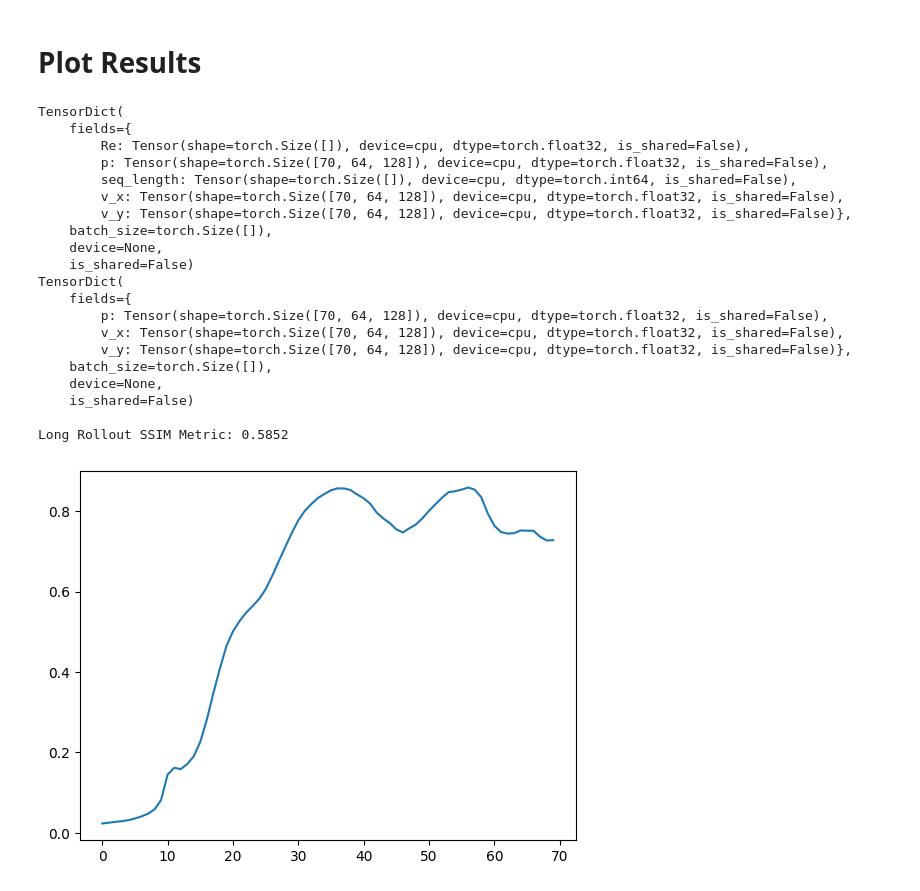
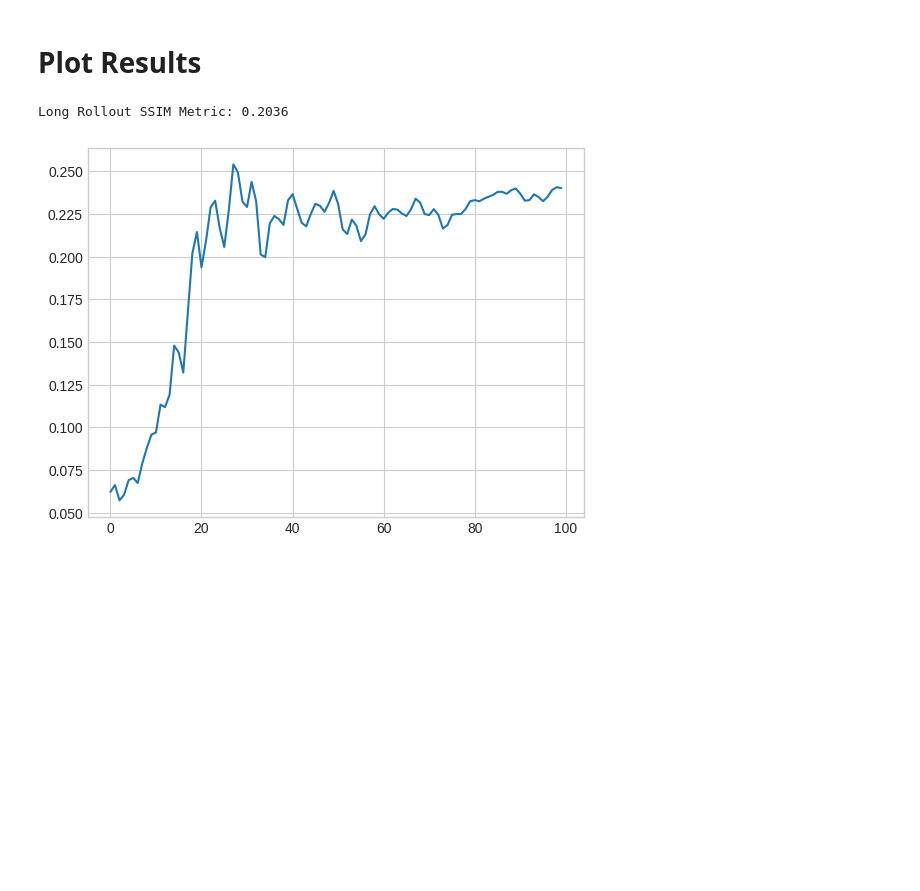
Before and after one commit to rg625/ocean_forecasting, a Jupyter notebook: koopman_autoencoder/test.ipynb, the cells around one changed output. Drawn from its saved outputs; the diff is of its cells as text; code cells hidden in the pictures; blank space fills up the shorter version.

```diff
--- a/koopman_autoencoder/test.ipynb
+++ b/koopman_autoencoder/test.ipynb
@@ -18,10 +29,11 @@ cmap = sns.color_palette("icefire", as_cmap=True)
 # %% [markdown]
 # Configuration
 # %%
-CONFIG_PATH = "/home/rg625/mnt/ocean_forecasting/koopman_autoencoder/configs/model/128_inc.yaml"  # Update this path
-CKPT_PATH = '/home/rg625/mnt/ocean_forecasting/koopman_autoencoder/model_outputs/128_inc_kl_1.0/20250606_100205/best_model.pth'  # Set to specific checkpoint if needed, otherwise loads best/final
+CONFIG_PATH = Path("./configs/model/128_inc.yaml")  # Update this path
+CKPT_PATH = Path("./model_outputs/128_inc_kl_1.0/dummy-kzfku2jf/checkpoints/latest_model.pth")
 
-ROLL_OUT_STEPS = 70  # Number of future time steps to predict
-VISUALIZE = True     # Toggle to show visualizations
+INITIAL_SAMPLE_INDEX = 10
+ROLL_OUT_STEPS = 100
+FRAME_STRIDE = 10
 DEVICE = torch.device("cuda" if torch.cuda.is_available() else "cpu")
 # %%
@@ -98,8 +112,9 @@ def run_long_rollout(model, input_seq, rollout_steps):
 # %% [markdown]
 #  Visualize
 # %%
-input_seq, ground_truth = test_dataset.__getitem__((0, ROLL_OUT_STEPS))  # [T, C, H, W]
-
+input_seq, ground_truth, metadata = train_dataset[INITIAL_SAMPLE_INDEX, ROLL_OUT_STEPS]
+input_seq["obstacle_mask"] = metadata["obstacle_mask"][0].repeat(*input_seq.batch_size, 1, 1)
+print(input_seq)
 total_predicted_seq = run_long_rollout(model, input_seq, ROLL_OUT_STEPS)
 predicted_seq = total_predicted_seq.x_preds.cpu()
 print(total_predicted_seq)
@@ -179,47 +207,20 @@ def plot_rollout(gt_dict, pred_dict, variable_name, frame_stride=5):
     plt.show()
 # %%
 metric = Metric(
-    mode=config["metric"]["type"],
-    variable_mode=config["metric"]["variable_mode"]
+    mode=cfg.metric.mode,
+    variable_mode=cfg.metric.variable_mode
 )
-target_denorm = test_loader.denormalize(ground_truth)
-preds_denorm = test_loader.denormalize(predicted_seq.squeeze())
+target_denorm = test_loader.denormalize(ground_truth.unsqueeze(0))
+preds_denorm = test_loader.denormalize(predicted_seq)
 
-# Map both to [0, 1] using dataset min/max
-target_unit = test_loader.to_unit_range(target_denorm)
-preds_unit = test_loader.to_unit_range(preds_denorm)
-print(target_unit)
-print(preds_unit)
-ipt = TensorDict(
-    {
-    "reference": target_unit,
-    "other": preds_unit,
-    }
+metric_val = metric(
+    test_loader.to_unit_range(target_denorm),
+    test_loader.to_unit_range(preds_denorm),
 )
-loss = metric(ipt)
-print(f"\nLong Rollout {config['metric']['type']} Metric: {loss.mean().item():.4f}")
-plt.plot(loss.squeeze().cpu().detach().numpy())
+print(f"\nLong Rollout {cfg.metric.mode} Metric: {metric_val.mean().item():.4f}")
+plt.plot(metric_val.squeeze().cpu().detach().numpy())
 plt.show()
 # %% [output]
-TensorDict(
-    fields={
-        Re: Tensor(shape=torch.Size([]), device=cpu, dtype=torch.float32, is_shared=False),
-        p: Tensor(shape=torch.Size([70, 64, 128]), device=cpu, dtype=torch.float32, is_shared=False),
-        seq_length: Tensor(shape=torch.Size([]), device=cpu, dtype=torch.int64, is_shared=False),
-        v_x: Tensor(shape=torch.Size([70, 64, 128]), device=cpu, dtype=torch.float32, is_shared=False),
-        v_y: Tensor(shape=torch.Size([70, 64, 128]), device=cpu, dtype=torch.float32, is_shared=False)},
-    batch_size=torch.Size([]),
-    device=None,
-    is_shared=False)
-TensorDict(
-    fields={
-        p: Tensor(shape=torch.Size([70, 64, 128]), device=cpu, dtype=torch.float32, is_shared=False),
-        v_x: Tensor(shape=torch.Size([70, 64, 128]), device=cpu, dtype=torch.float32, is_shared=False),
-        v_y: Tensor(shape=torch.Size([70, 64, 128]), device=cpu, dtype=torch.float32, is_shared=False)},
-    batch_size=torch.Size([]),
-    device=None,
-    is_shared=False)
-
-Long Rollout SSIM Metric: 0.5852
+Long Rollout SSIM Metric: 0.2036
-[figure, old version]
+[figure, new version]
 # %%
```
Also changed, not shown: parts of 9 cells of this notebook, 3 other files.
